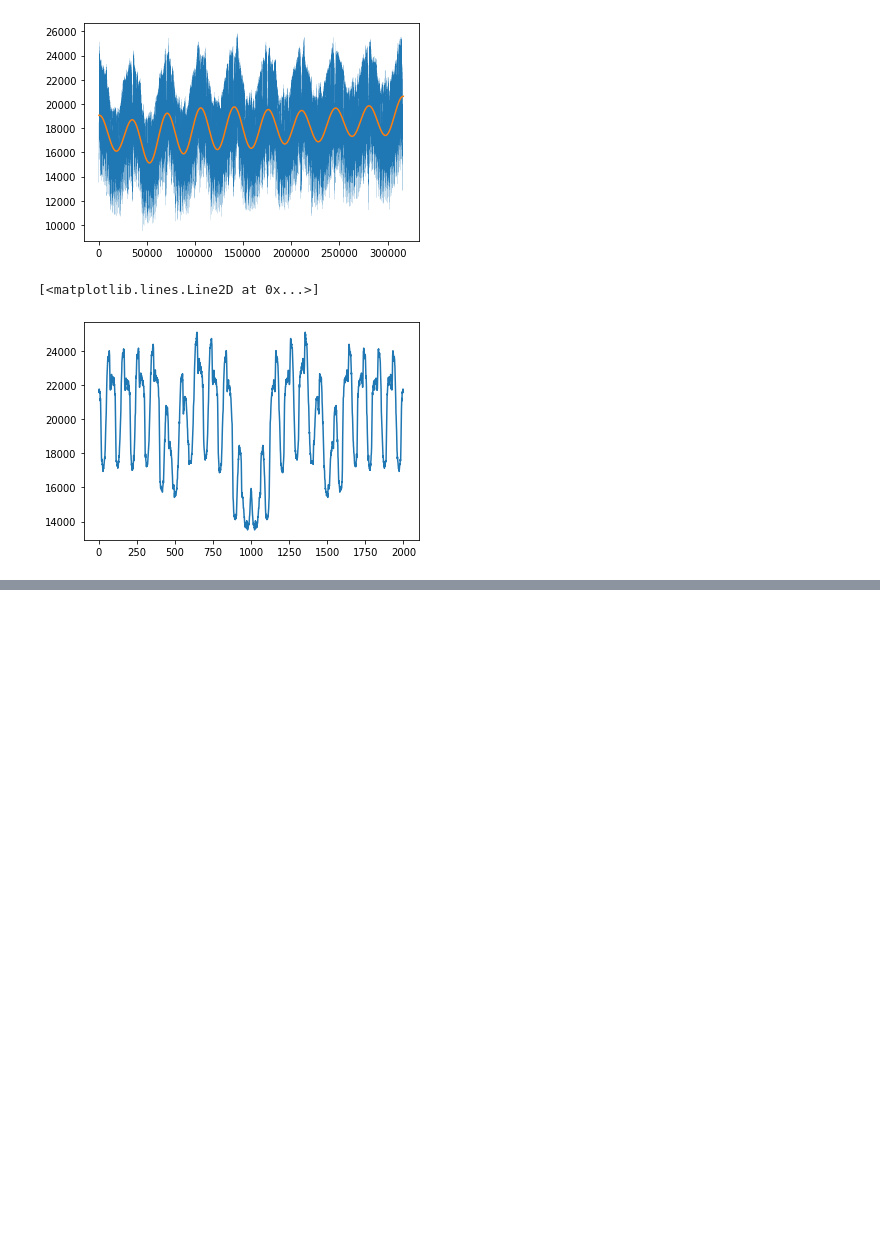
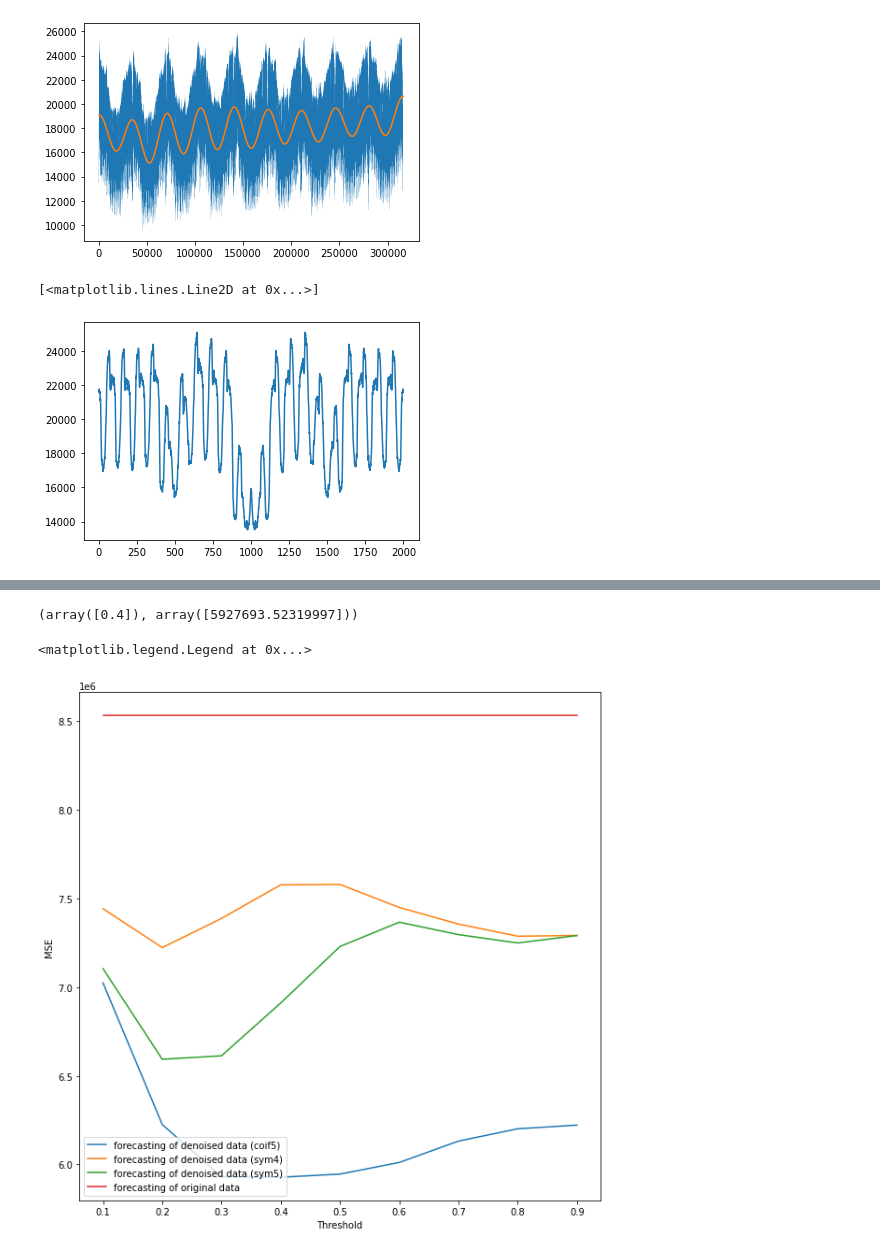
Before and after one commit to Nuelam9/Report-2, a Jupyter notebook: fuorier-day.ipynb, the cells around one changed output, grey strips where cells are left out. Drawn from its saved outputs; the diff is of its cells as text; code cells hidden in the pictures; blank space fills up the shorter version.

Commit message:
Add psf_forecasting, plot, optimal threshold

```diff
--- a/fuorier-day.ipynb
+++ b/fuorier-day.ipynb
@@ -47,14 +47,3 @@ plt.plot(np.concatenate([Electric.Load.values[:1000][::-1], Electric.Load.values
 # prima di fare le analisi simili a quelle di gioacchino bisogna estendere
 # il segnale in modo tale da eliminare gli effetti sui bordi dati dalla
 # convoluzione.
-# %%
-psf = Electric.groupby(['Hour', 'Minutes']).mean().reset_index()['Load'].to_numpy()
-psf /= psf.sum()
-
-f = {'Load': ['mean', q1, q2]}
-
-psfs = Electric.groupby(['Hour', 'Minutes']).agg(f).reset_index()['Load'].to_numpy()
-
-psf = psfs[:, 0]
-psf_q1 = psfs[:, 1]
-psf_q2 = psfs[:, 2]
@@ -91,0 +108,42 @@ for lh in leg.legendHandles:
+# %%
+def find_optimal_threshold(df, forecasting_func, thresholds,
+                           wavelets=['coif5', 'sym4', 'sym5']):
+    n = len(thresholds)
+    m = len(wavelets)
+    mses = np.zeros((n, m))
+    forecast_noise = forecasting_func(df, 'Load')
+    mse_noise = mse(df.Load.to_numpy()[:-191], forecast_noise)
+
+    for j, wavelet in enumerate(wavelets):
+        for i, thr in enumerate(thresholds):
+            print(i, thr)
+            forecast_denoised = forecasting_func(df, 'load_denoised',
+                                                 wavelet, thr)
+            mse_denoised = mse(df.Load.to_numpy()[:-191], forecast_denoised)
+            mses[i, j] = mse_denoised
+
+    return mse_noise, mses
+# %%
+thresholds = np.arange(0.1, 1.0, 0.1)
+n = len(thresholds)
+mse_noise, mses = find_optimal_threshold(Electric, psf_forecasting,
+                                         thresholds)
+# %%
+x, y = np.where(mses == np.min(mses))
+thresholds[x], mses[x, y]
+# %% [output]
+(array([0.4]), array([5927693.52319997]))
+# %%
+plt.figure(figsize=(10, 10))
+wavelets = ['coif5', 'sym4', 'sym5']
+for i, wavelet in enumerate(wavelets):
+    plt.plot(thresholds, mses[:, i], label=f'forecasting of denoised data ({wavelet})')
+plt.plot(thresholds, [mse_noise]*n, label='forecasting of original data')
+#plt.plot(thresholds[np.argmin(mses)], mses.min(), 'xr') #, label='Minimum mse')
+plt.xlabel('Threshold')
+plt.ylabel('MSE')
+plt.legend()
+#thresholds[np.argmin(mses)], mses.min()
+# %% [output]
+<matplotlib.legend.Legend at 0x...>
+[figure, added]
```
Also changed, not shown: parts of 6 cells of this notebook.
